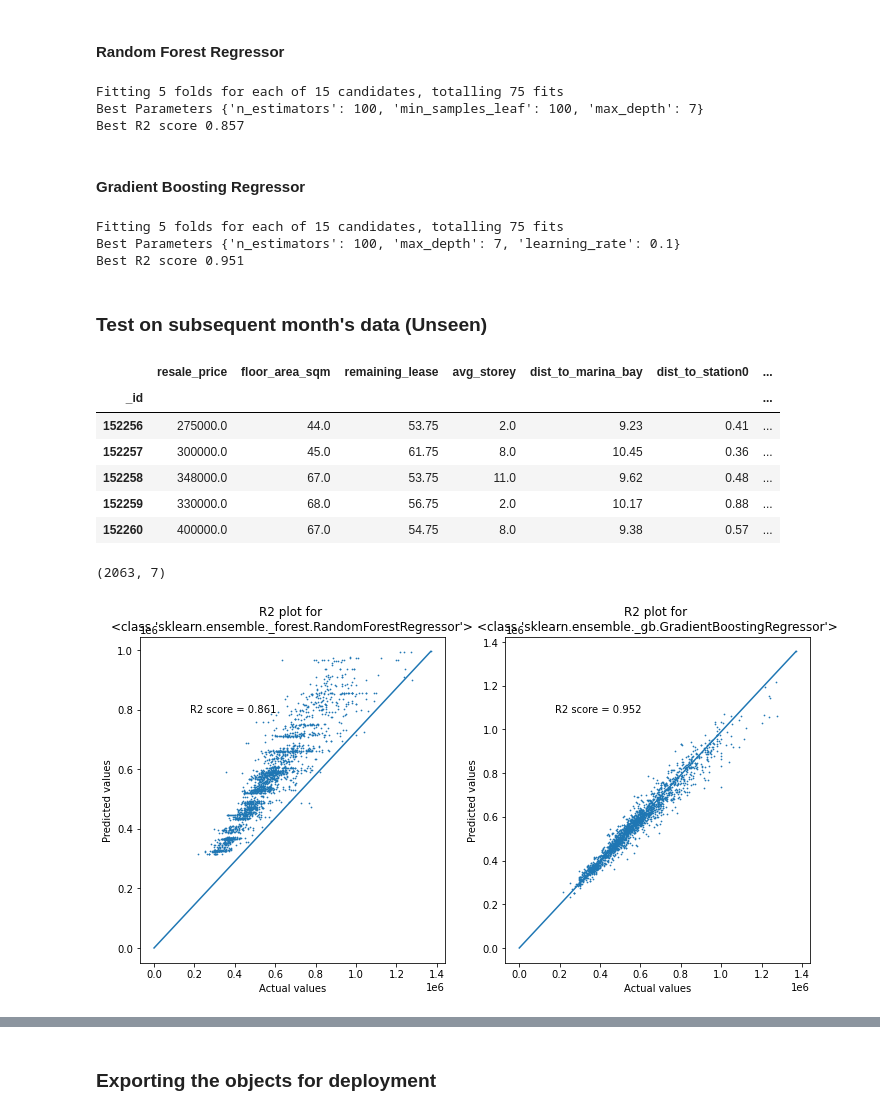
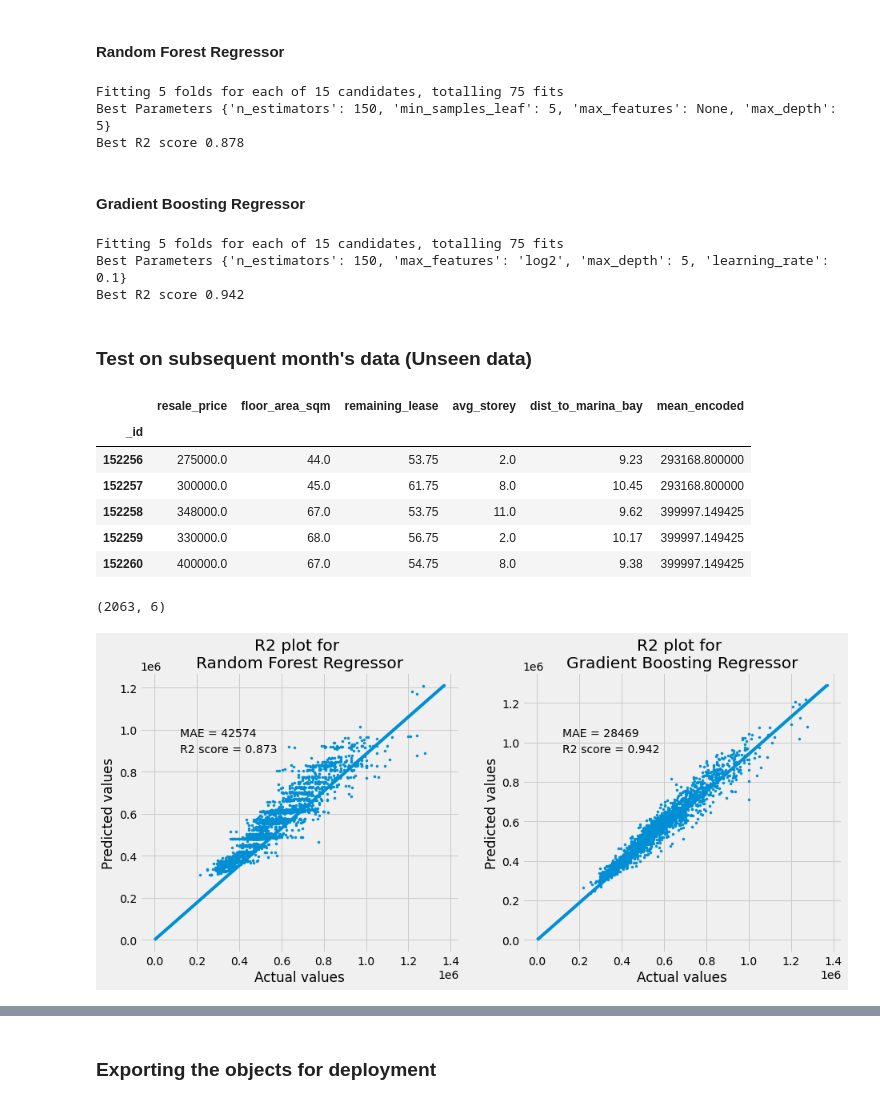
Before and after one commit to sienlonglim/ml_webapp, a Jupyter notebook: model_building.ipynb, the cells around one changed output, grey strips where cells are left out. Drawn from its saved outputs; the diff is of its cells as text; code cells hidden in the pictures.

```diff
--- a/model_building.ipynb
+++ b/model_building.ipynb
@@ -406,0 +452,15 @@ I will narrow down to tune these two models for now.
+# %%
+feature_importances = {}
+for name, model in models.items():
+    if name == 'SGD Regressor': # Impurity based, cannot be used to evaluate the gradient descent regressor
+        continue
+    feature_importances[name]= np.round(model.feature_importances_, 3)
+
+feature_importances = pd.DataFrame(feature_importances, index=X_unscaled.columns).reset_index()
+feature_importances = feature_importances.melt(id_vars='index').sort_values(by=['value'], ascending=False)
+feature_importances.columns = ['Feature', 'Model', 'Feature importance']
+
+plt.figure(figsize=(8,6))
+plt.title('Feature importances of Tree based models')
+sns.barplot(data=feature_importances, y='Feature', x='Feature importance', orient='h', hue='Model')
+plt.show()
@@ -410,9 +513,10 @@ Randomized Search Cross-Validation to tune the hyperpameters for the top 2 model
 # %% [markdown]
 #### Random Forest Regressor
 # %%
-param_distributions = {'max_depth' : [None, 3,5,7,9],
+param_distributions = {'max_depth' : [3,5],
                        'n_estimators' : [50,100,150],
-                       'min_samples_leaf' : [100, 200, 400]
+                       'min_samples_leaf' : [5,10,15],
+                       'max_features': [None, 'sqrt', 'log2']
                        }
 
 random_cv = RandomizedSearchCV(estimator=RandomForestRegressor(random_state=42),
@@ -429,14 +533,15 @@ print('Best R2 score', np.round(random_cv.best_score_,3))
 best_rfr = random_cv.best_estimator_
 # %% [output]
 Fitting 5 folds for each of 15 candidates, totalling 75 fits
-Best Parameters {'n_estimators': 100, 'min_samples_leaf': 100, 'max_depth': 7}
-Best R2 score 0.857
+Best Parameters {'n_estimators': 150, 'min_samples_leaf': 5, 'max_features': None, 'max_depth': 5}
+Best R2 score 0.878
 # %% [markdown]
 #### Gradient Boosting Regressor
 # %%
-param_distributions = {'max_depth' : [None, 3,5,7,9],
+param_distributions = {'max_depth' : [3,5],
                        'n_estimators' : [50,100,150],
-                       'learning_rate' : [0.01,0.1,1]
+                       'learning_rate' : [0.01,0.1,1],
+                       'max_features': [None, 'sqrt', 'log2']
                        }
 
 random_cv = RandomizedSearchCV(estimator=GradientBoostingRegressor(random_state=42),
@@ -453,46 +558,51 @@ print('Best R2 score', np.round(random_cv.best_score_,3))
 best_gbc = random_cv.best_estimator_
 # %% [output]
 Fitting 5 folds for each of 15 candidates, totalling 75 fits
-Best Parameters {'n_estimators': 100, 'max_depth': 7, 'learning_rate': 0.1}
-Best R2 score 0.951
+Best Parameters {'n_estimators': 150, 'max_features': 'log2', 'max_depth': 5, 'learning_rate': 0.1}
+Best R2 score 0.942
 # %% [markdown]
-### Test on subsequent month's data (Unseen)
+### Test on subsequent month's data (Unseen data)
 # %%
 test_df = pd.read_csv('static/2023_05.csv', index_col=0)
 
 # Use previous dictionary of the town and rooms for mean encoding
 mean_encoded = mean_encoder.transform(test_df)
 test_df = pd.concat([test_df, mean_encoded], axis =1)
-test_df = test_df[['resale_price','floor_area_sqm', 'remaining_lease', 'avg_storey', 'dist_to_marina_bay', 'dist_to_station0', 'mean_encoded']]
+test_df = test_df[['resale_price','floor_area_sqm', 'remaining_lease', 'avg_storey', 'dist_to_marina_bay', 'mean_encoded']]
 display(test_df.head())
 print(test_df.shape)
 # %% [output]
-|  | resale_price | floor_area_sqm | remaining_lease | avg_storey | dist_to_marina_bay | dist_to_station0 | ... |
-| _id |  |  |  |  |  |  | ... |
-| 152256 | 275000.0 | 44.0 | 53.75 | 2.0 | 9.23 | 0.41 | ... |
-| 152257 | 300000.0 | 45.0 | 61.75 | 8.0 | 10.45 | 0.36 | ... |
-| 152258 | 348000.0 | 67.0 | 53.75 | 11.0 | 9.62 | 0.48 | ... |
-| 152259 | 330000.0 | 68.0 | 56.75 | 2.0 | 10.17 | 0.88 | ... |
-| 152260 | 400000.0 | 67.0 | 54.75 | 8.0 | 9.38 | 0.57 | ... |
+|  | resale_price | floor_area_sqm | remaining_lease | avg_storey | dist_to_marina_bay | mean_encoded |
+| _id |  |  |  |  |  |  |
+| 152256 | 275000.0 | 44.0 | 53.75 | 2.0 | 9.23 | 293168.800000 |
+| 152257 | 300000.0 | 45.0 | 61.75 | 8.0 | 10.45 | 293168.800000 |
+| 152258 | 348000.0 | 67.0 | 53.75 | 11.0 | 9.62 | 399997.149425 |
+| 152259 | 330000.0 | 68.0 | 56.75 | 2.0 | 10.17 | 399997.149425 |
+| 152260 | 400000.0 | 67.0 | 54.75 | 8.0 | 9.38 | 399997.149425 |
-(2063, 7)
+(2063, 6)
 # %%
 X_test = test_df.iloc[:,1:]
 y_test = test_df.iloc[:,0]
 X_test = scaler.transform(X_test)
 
-fig, (ax1,ax2) = plt.subplots(1,2, figsize=(12,6))
+fig, (ax1,ax2) = plt.subplots(1,2, figsize=(14,6))
 
 chosen_models = {best_rfr: ax1, best_gbc: ax2}
 
 for model, ax in chosen_models.items():
-    r2 = r2_score(y_test, model.predict(X_test))
     y_pred = model.predict(X_test)
-    ax.scatter(y_test, y_pred , marker='.', s=2)
+    r2 = r2_score(y_test, y_pred)
+    mae = mean_absolute_error(y_test, y_pred)
+    ax.scatter(y_test, y_pred , marker='.')
     ax.set_xlabel('Actual values')
     ax.set_ylabel('Predicted values')
     ax.plot([0,max(y_test)], [0, max(y_pred)])
-    ax.set_title(f'R2 plot for \n{model.__class__}')
     ax.annotate(f'R2 score = {np.round(r2,3)}', (50,250), xycoords='axes points')
+    ax.annotate(f'MAE = {int(mae)}', (50,270), xycoords='axes points')
+
+ax1.set_title(f'R2 plot for \nRandom Forest Regressor')
+ax2.set_title(f'R2 plot for \nGradient Boosting Regressor')
+plt.show()
 # %% [output]
-[figure, old version]
+[figure, new version]
 # %% [markdown]
```
Also changed, not shown: parts of 39 cells of this notebook, 2 other files.
